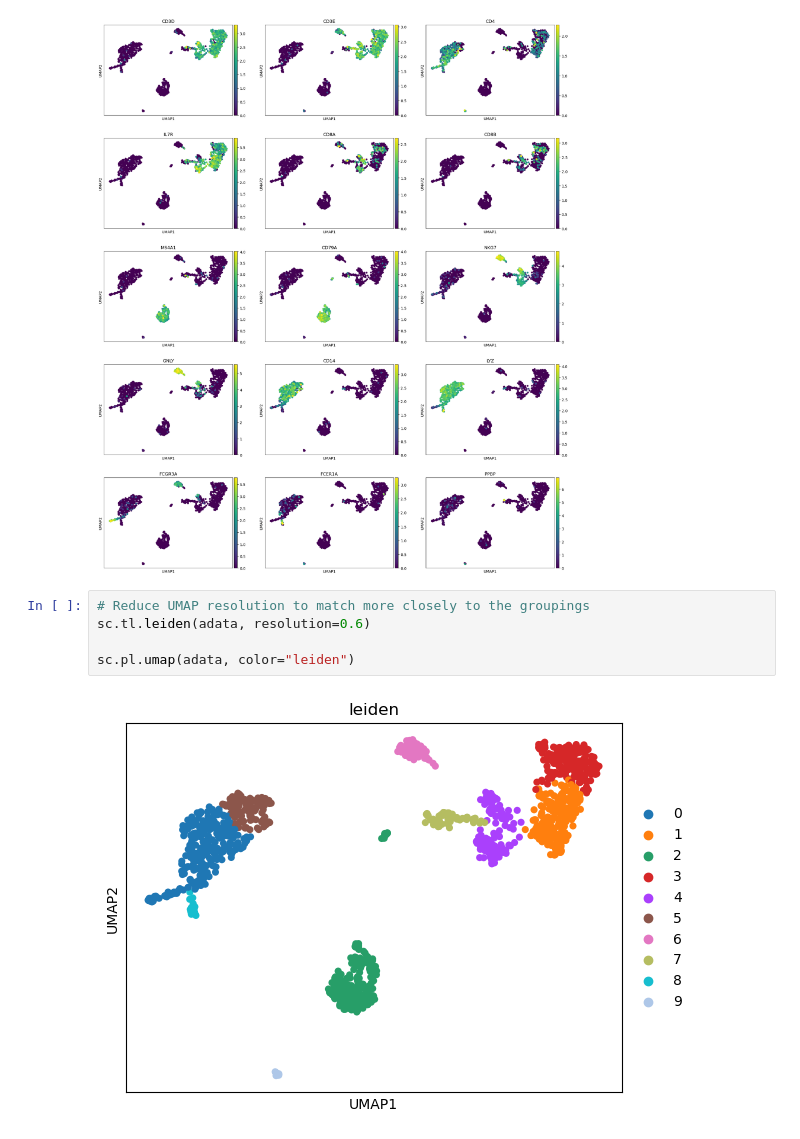
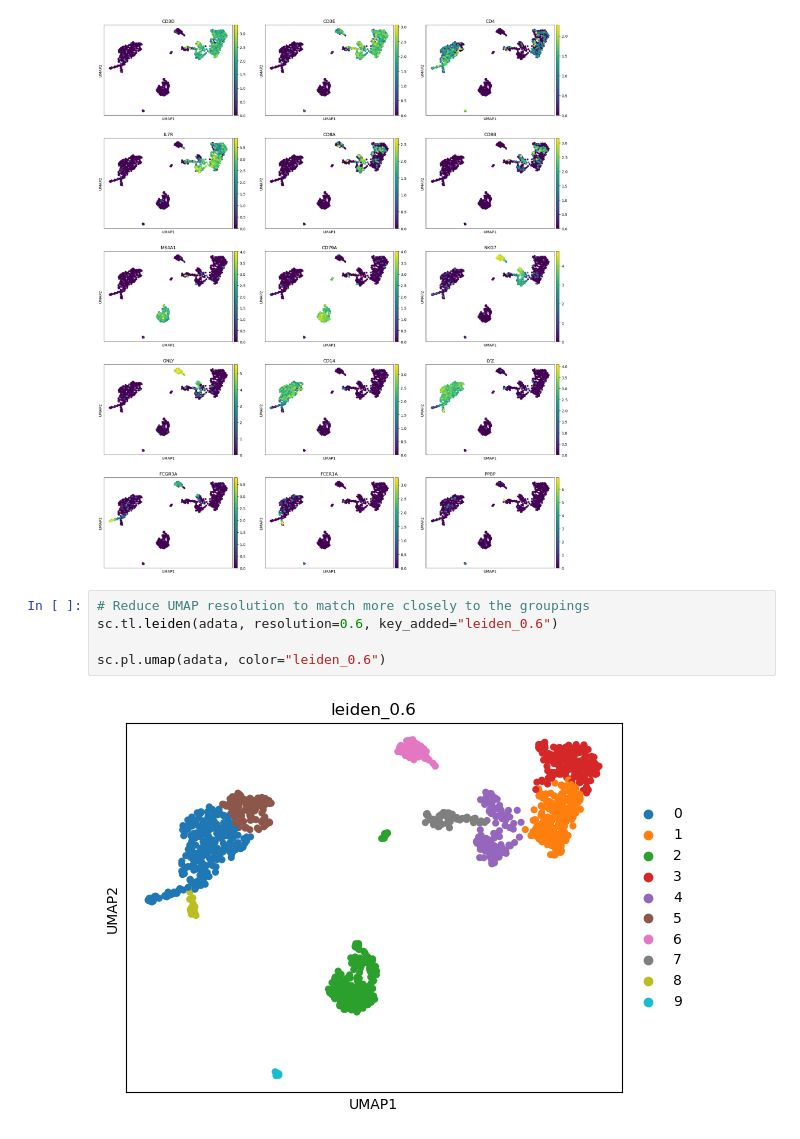
Before and after one commit to magmalamp/scRNA-seq-Quant-Pipeline, a Jupyter notebook: analysis.ipynb, the cells around one changed output. Drawn from its saved outputs; the diff is of its cells as text.

```diff
--- a/analysis.ipynb
+++ b/analysis.ipynb
@@ -81,11 +81,11 @@ sc.pl.umap(adata, color=genes, ncols=3, cmap="viridis")
 [figure]
 # %%
 # Reduce UMAP resolution to match more closely to the groupings
-sc.tl.leiden(adata, resolution=0.6)
+sc.tl.leiden(adata, resolution=0.6, key_added="leiden_0.6")
 
-sc.pl.umap(adata, color="leiden")
+sc.pl.umap(adata, color="leiden_0.6")
 # %% [output]
-[figure, old version]
+[figure, new version]
 # %%
 # Map UMAP clusters to defined cell types
 cluster_names = {
```
Also changed, not shown: parts of 2 cells of this notebook, 1 other file.
